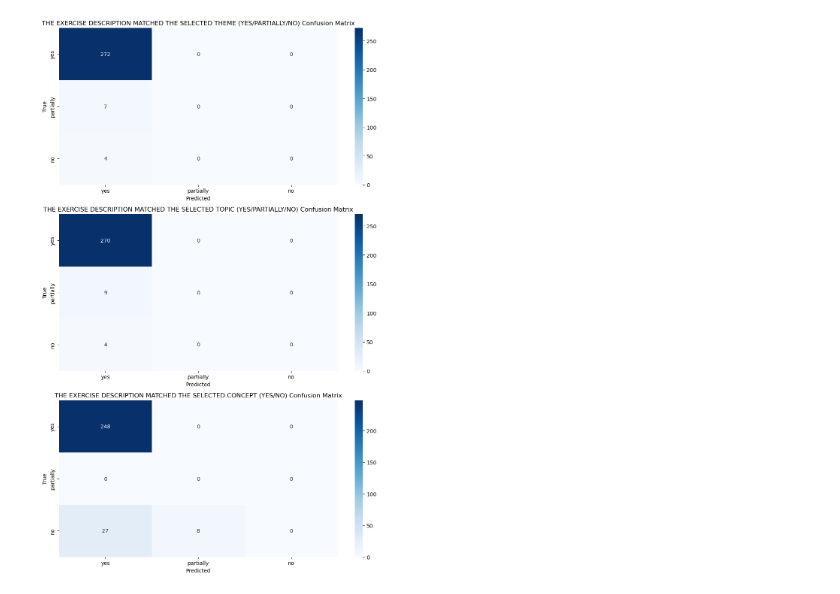
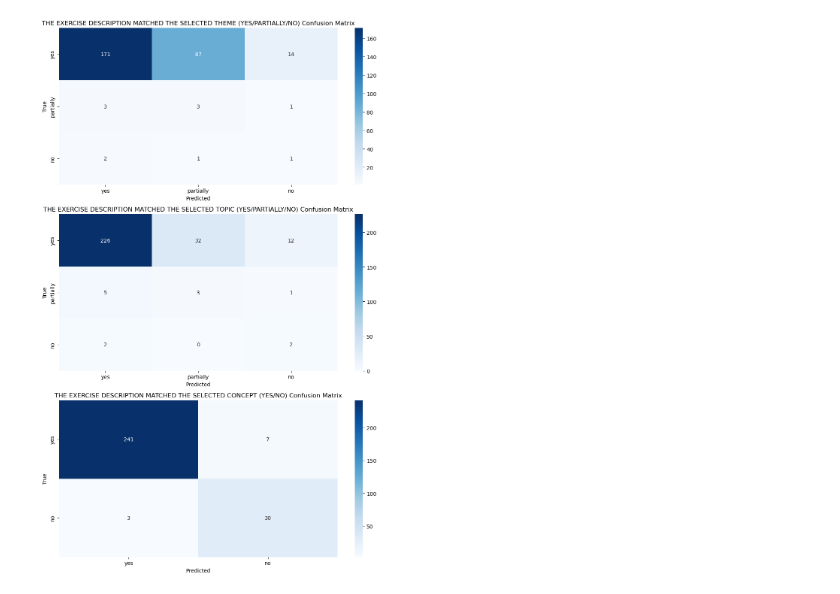
Before and after one commit to AleksiKaa/mscthesis, a Jupyter notebook: src/notebooks/plots/create_plot.ipynb, the cells around one changed output. Saved outputs shown, nothing was run; the diff lists cells and outputs as text; code cells hidden in the pictures.

```diff
--- a/src/notebooks/plots/create_plot.ipynb
+++ b/src/notebooks/plots/create_plot.ipynb
@@ -6,33 +10,32 @@ from sklearn.metrics import confusion_matrix
 # %%
-paths = [r"../../../outputs/results/batch_16356733_result.csv"]
-labels = ["yes", "partially", "no"]
+paths = [r"../../../outputs/results/batch_16361042_result.csv"] # Qwen-14B Instruct
+labels = [["yes", "partially", "no"], ["yes", "partially", "no"], ["yes", "no"]]
 
 df = pd.read_csv(paths[0], sep=";")
-
 ground_truth_cols = df.columns[11:14]
 pred_cols = df.columns[-4:-1]
 # %%
 fig, axes = plt.subplots(3, 1, figsize=(10, 15))
 
-for ax, col, pred_col in zip(axes, ground_truth_cols, pred_cols):
-    cm = confusion_matrix(df[col], df[pred_col], labels=labels)
+for ax, col, pred_col, ls in zip(axes, ground_truth_cols, pred_cols, labels):
+    cm = confusion_matrix(df[col], df[pred_col], labels=ls)
     sns.heatmap(
         cm,
         annot=True,
         fmt="d",
         cmap="Blues",
-        xticklabels=labels,
-        yticklabels=labels,
+        xticklabels=ls,
+        yticklabels=ls,
         ax=ax
     )
     ax.set_title(f"{col.upper()} Confusion Matrix")
     ax.set_xlabel("Predicted")
     ax.set_ylabel("True")
 
 plt.tight_layout()
 plt.show()
 # %% [output]
-[figure, old version]
+[figure, new version]
 # %%
 acc = []
 for col, pred_col in zip(ground_truth_cols, pred_cols):
```
Also changed, not shown: parts of 4 cells of this notebook.
